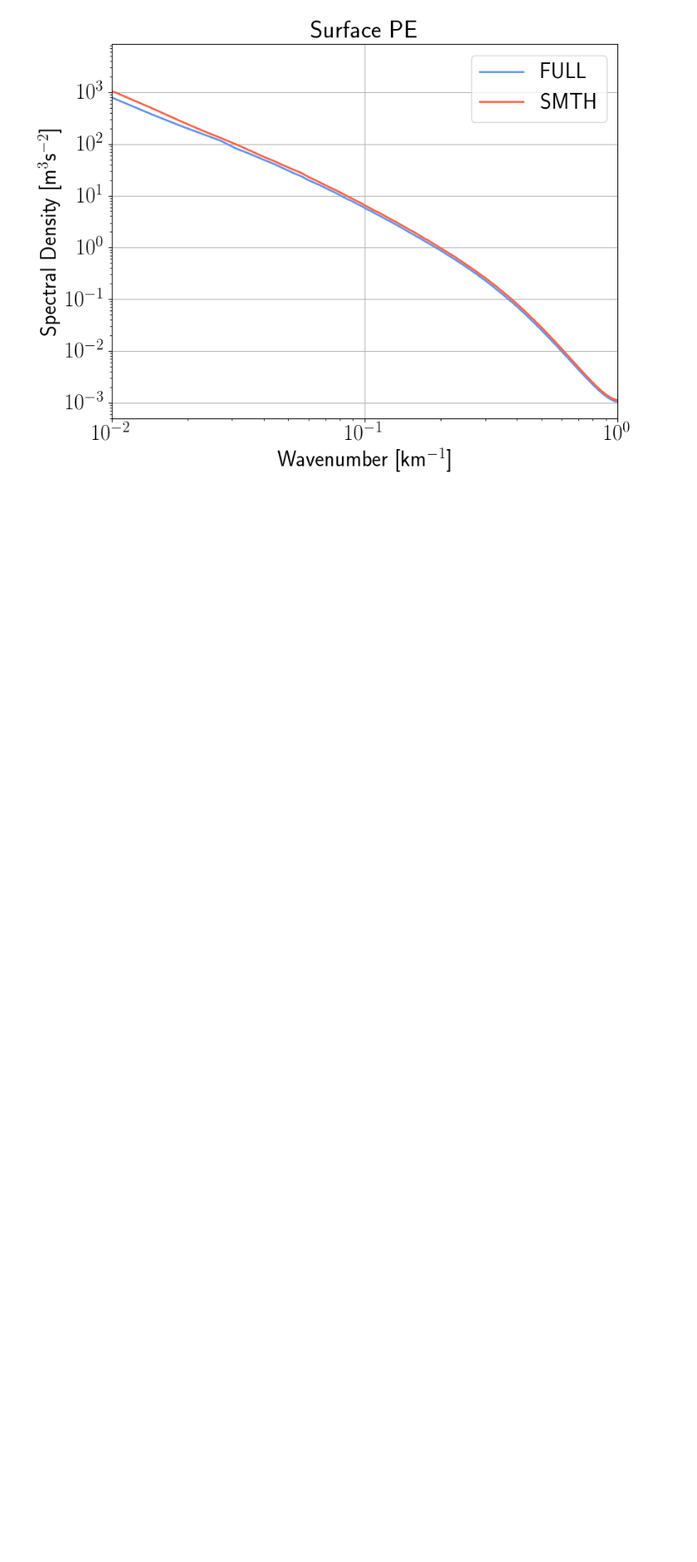
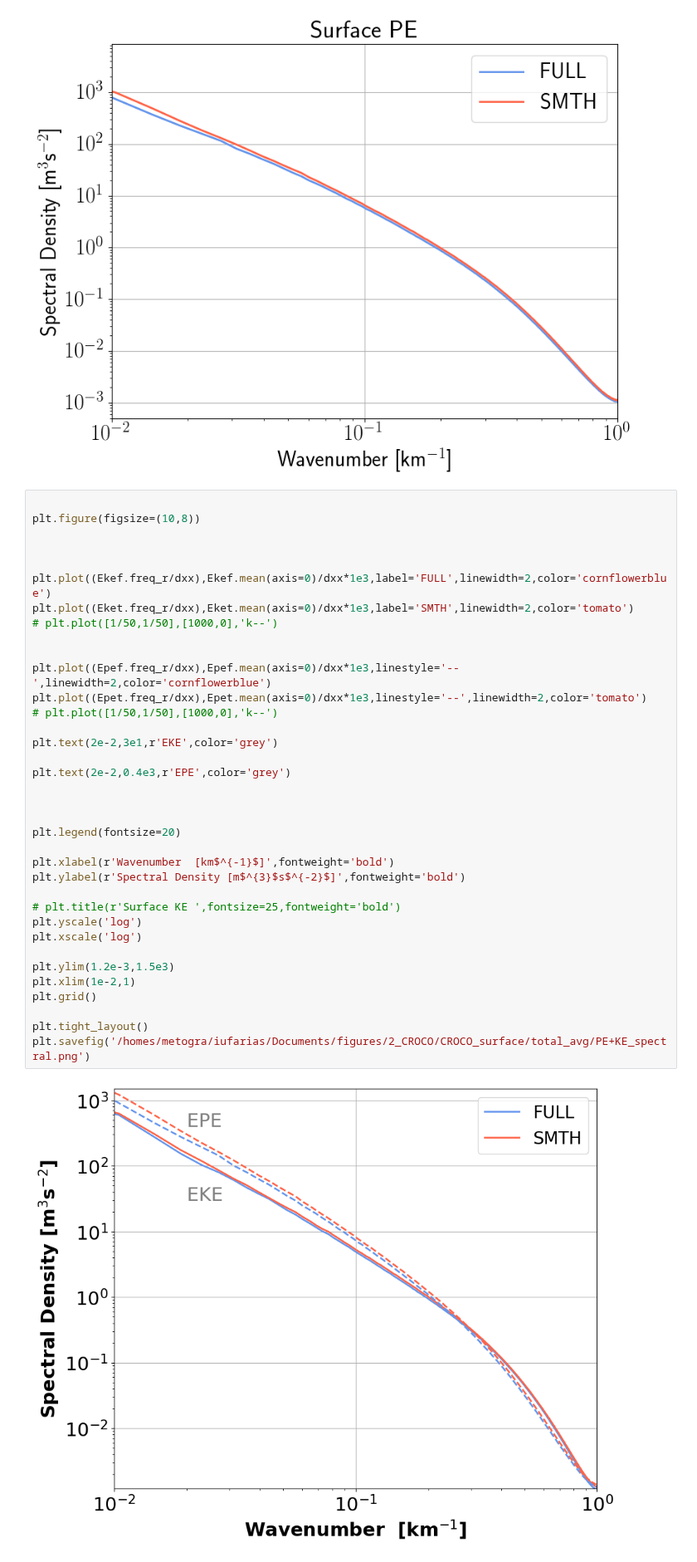
Before and after one commit to igoruchoa/FeedbackSubmeso, a Jupyter notebook: 2_CROCO/Figure_scripts/ratio_KE_PE.ipynb, the cells around one changed output. Shown at 83% size. Saved outputs shown, nothing was run; the diff lists cells and outputs as text; blank space fills up the shorter version.

```diff
--- a/2_CROCO/Figure_scripts/ratio_KE_PE.ipynb
+++ b/2_CROCO/Figure_scripts/ratio_KE_PE.ipynb
@@ -298,6 +307,44 @@ plt.grid()
 plt.tight_layout()
 # %% [output]
 [figure]
+# %%
+
+plt.figure(figsize=(10,8))
+
+
+
+plt.plot((Ekef.freq_r/dxx),Ekef.mean(axis=0)/dxx*1e3,label='FULL',linewidth=2,color='cornflowerblue')
+plt.plot((Eket.freq_r/dxx),Eket.mean(axis=0)/dxx*1e3,label='SMTH',linewidth=2,color='tomato')
+# plt.plot([1/50,1/50],[1000,0],'k--')
+
+
+plt.plot((Epef.freq_r/dxx),Epef.mean(axis=0)/dxx*1e3,linestyle='--',linewidth=2,color='cornflowerblue')
+plt.plot((Epet.freq_r/dxx),Epet.mean(axis=0)/dxx*1e3,linestyle='--',linewidth=2,color='tomato')
+# plt.plot([1/50,1/50],[1000,0],'k--')
+
+plt.text(2e-2,3e1,r'EKE',color='grey')
+
+plt.text(2e-2,0.4e3,r'EPE',color='grey')
+
+
+
+plt.legend(fontsize=20)
+
+plt.xlabel(r'Wavenumber  [km$^{-1}$]',fontweight='bold')
+plt.ylabel(r'Spectral Density [m$^{3}$s$^{-2}$]',fontweight='bold')
+
+# plt.title(r'Surface KE ',fontsize=25,fontweight='bold')
+plt.yscale('log')
+plt.xscale('log')
+
+plt.ylim(1.2e-3,1.5e3)
+plt.xlim(1e-2,1)
+plt.grid()
+
+plt.tight_layout()
+plt.savefig('/homes/metogra/iufarias/Documents/figures/2_CROCO/CROCO_surface/total_avg/PE+KE_spectral.png')
+# %% [output]
+[figure, added]
 # %% [markdown]
 # Thermal and haline PE components
 # %%
```
Also changed, not shown: parts of 9 cells of this notebook.
